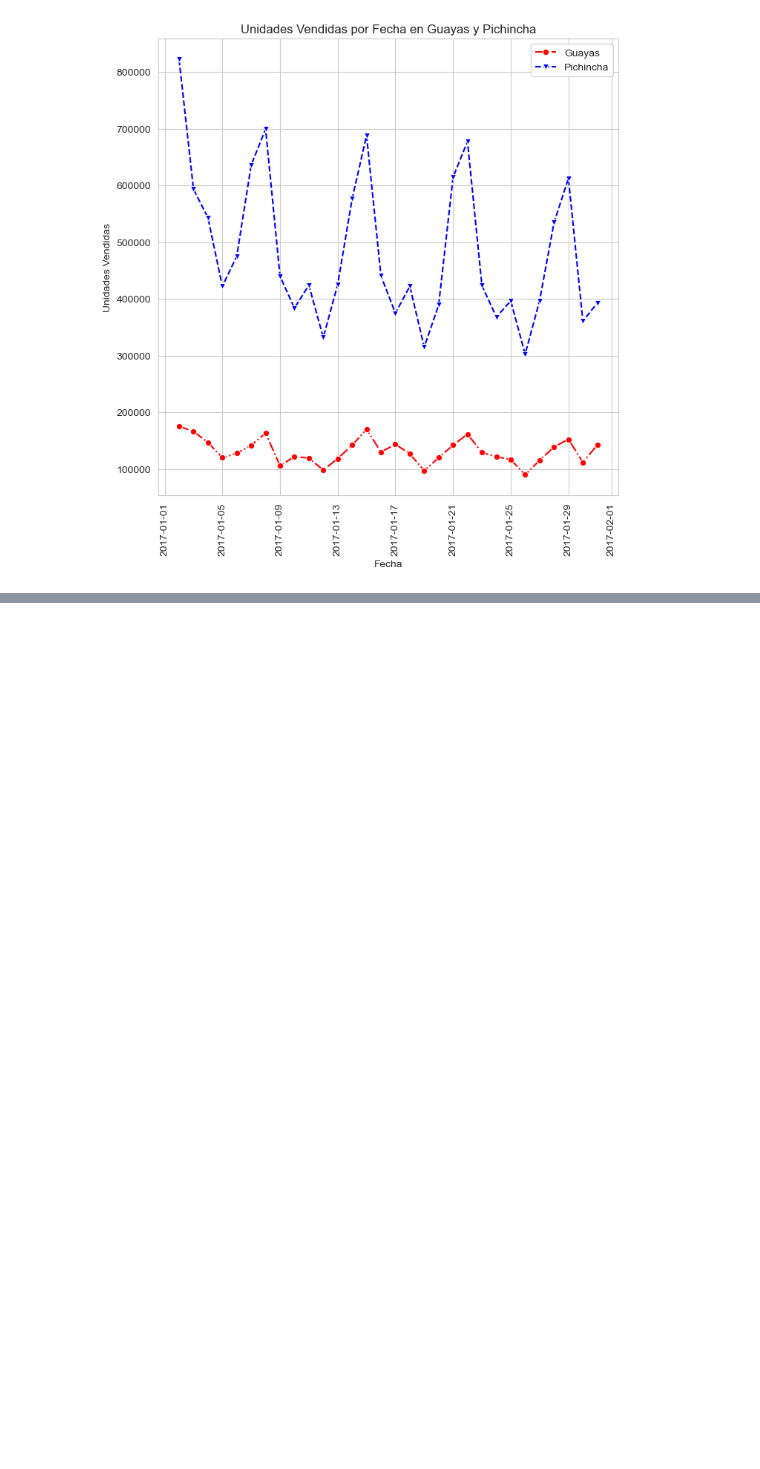
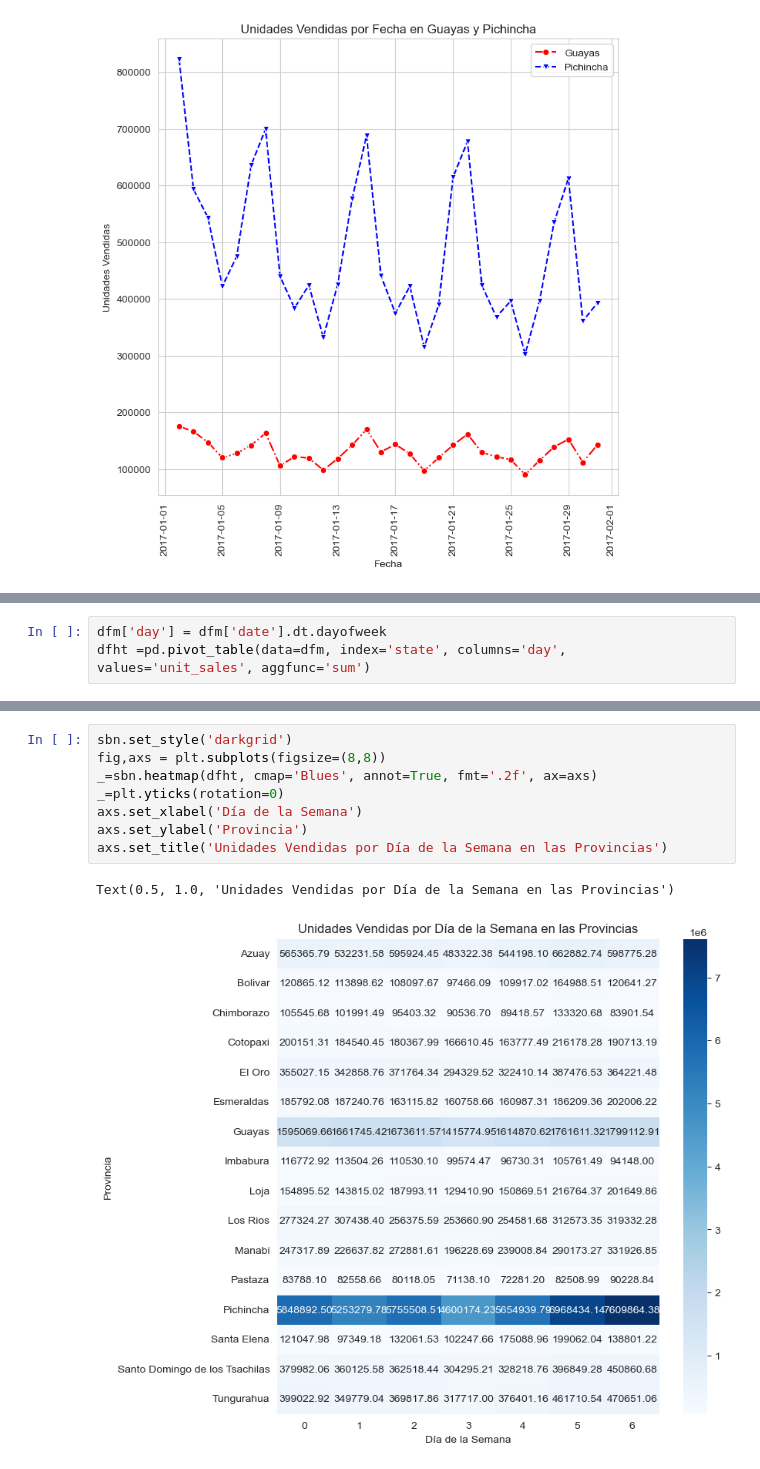
Before and after one commit to Alfreed0/DataScience, a Jupyter notebook: Notebooks/visualization.ipynb, the cells around one changed output, grey strips where cells are left out. Saved outputs shown, nothing was run; the diff lists cells and outputs as text; blank space fills up the shorter version.

```diff
--- a/Notebooks/visualization.ipynb
+++ b/Notebooks/visualization.ipynb
@@ -118,0 +120,3 @@ sbn.lineplot(data= dfm, x ='date', y = 'unit_sales', color='b', marker='s', ax=a
+# %%
+dfm['day'] = dfm['date'].dt.dayofweek
+dfht =pd.pivot_table(data=dfm, index='state', columns='day', values='unit_sales', aggfunc='sum')
@@ -118,0 +144,11 @@ sbn.lineplot(data= dfm, x ='date', y = 'unit_sales', color='b', marker='s', ax=a
+# %%
+sbn.set_style('darkgrid')
+fig,axs = plt.subplots(figsize=(8,8))
+_=sbn.heatmap(dfht, cmap='Blues', annot=True, fmt='.2f', ax=axs)
+_=plt.yticks(rotation=0)
+axs.set_xlabel('Día de la Semana')
+axs.set_ylabel('Provincia')
+axs.set_title('Unidades Vendidas por Día de la Semana en las Provincias')
+# %% [output]
+Text(0.5, 1.0, 'Unidades Vendidas por Día de la Semana en las Provincias')
+[figure, added]
```
Also changed, not shown: parts of 6 cells of this notebook, 4 other files.
